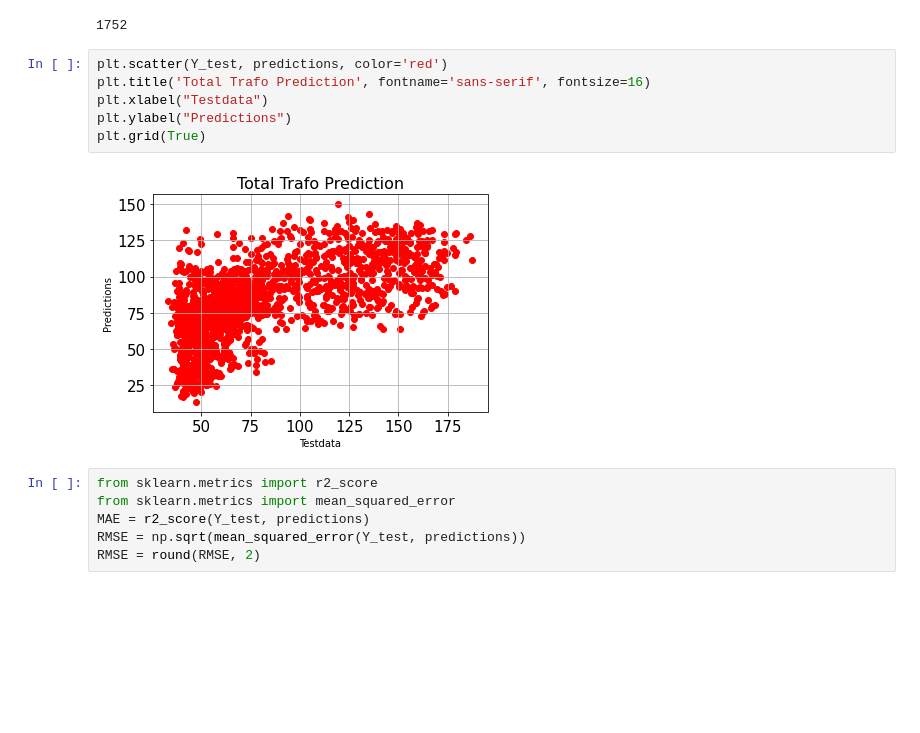
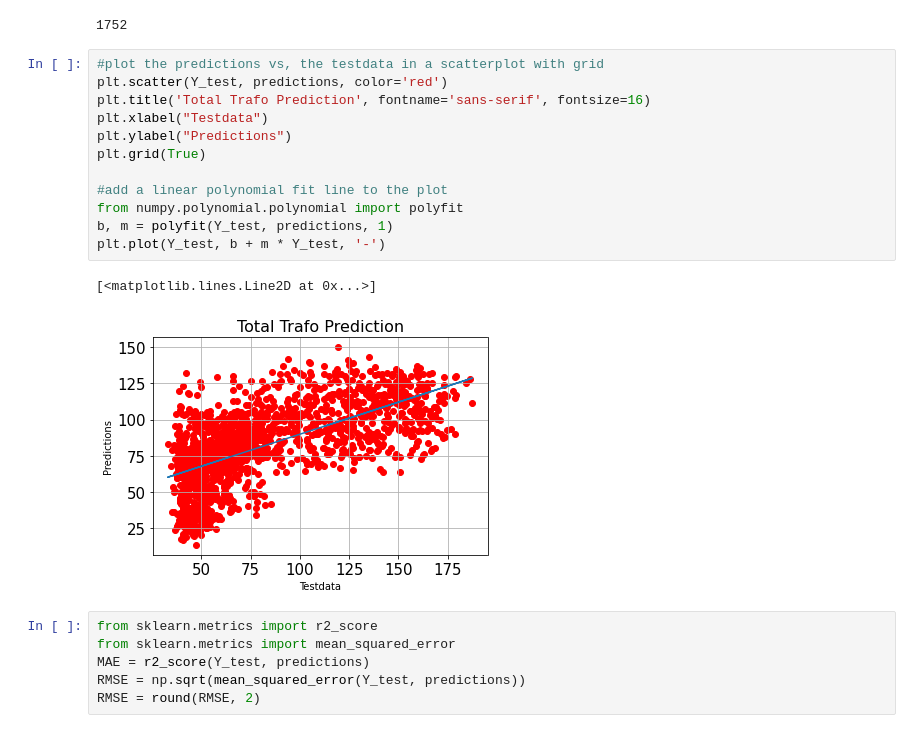
Before and after one commit to BurakCemOztarak/FH_Final_Project, a Jupyter notebook: ML_TotalTrafo.ipynb, the cells around one changed output. Drawn from its saved outputs; the diff is of its cells as text; blank space fills up the shorter version.

Commit message:
Updated graphs with regression line

```diff
--- a/ML_TotalTrafo.ipynb
+++ b/ML_TotalTrafo.ipynb
@@ -76,13 +76,20 @@ len(predictions)
 # %% [output]
 1752
 # %%
+#plot the predictions vs, the testdata in a scatterplot with grid
 plt.scatter(Y_test, predictions, color='red')
 plt.title('Total Trafo Prediction', fontname='sans-serif', fontsize=16)
 plt.xlabel("Testdata")
 plt.ylabel("Predictions")
 plt.grid(True)
+
+#add a linear polynomial fit line to the plot
+from numpy.polynomial.polynomial import polyfit
+b, m = polyfit(Y_test, predictions, 1)
+plt.plot(Y_test, b + m * Y_test, '-')
 # %% [output]
+[<matplotlib.lines.Line2D at 0x...>]
-[figure, old version]
+[figure, new version]
 # %%
 from sklearn.metrics import r2_score
 from sklearn.metrics import mean_squared_error
```
Also changed, not shown: 2 other files.
